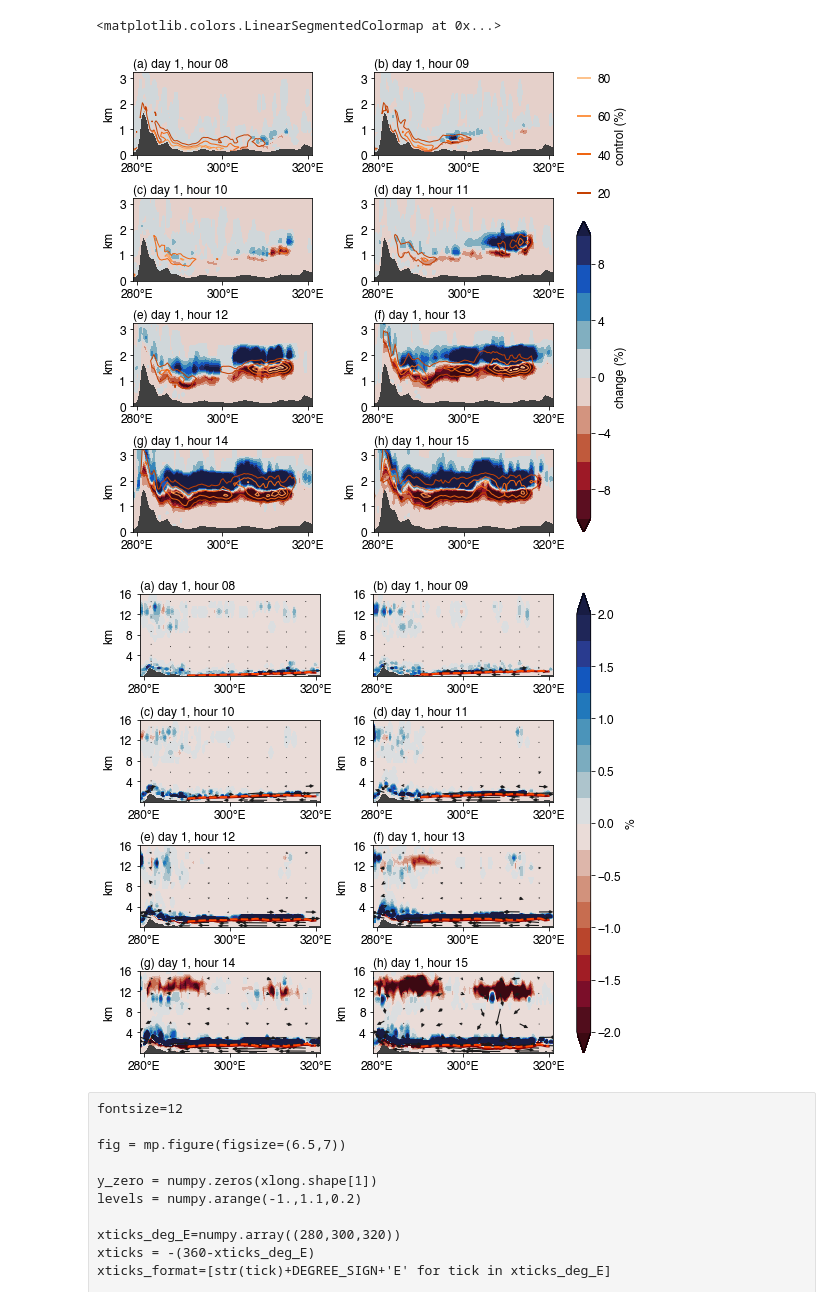
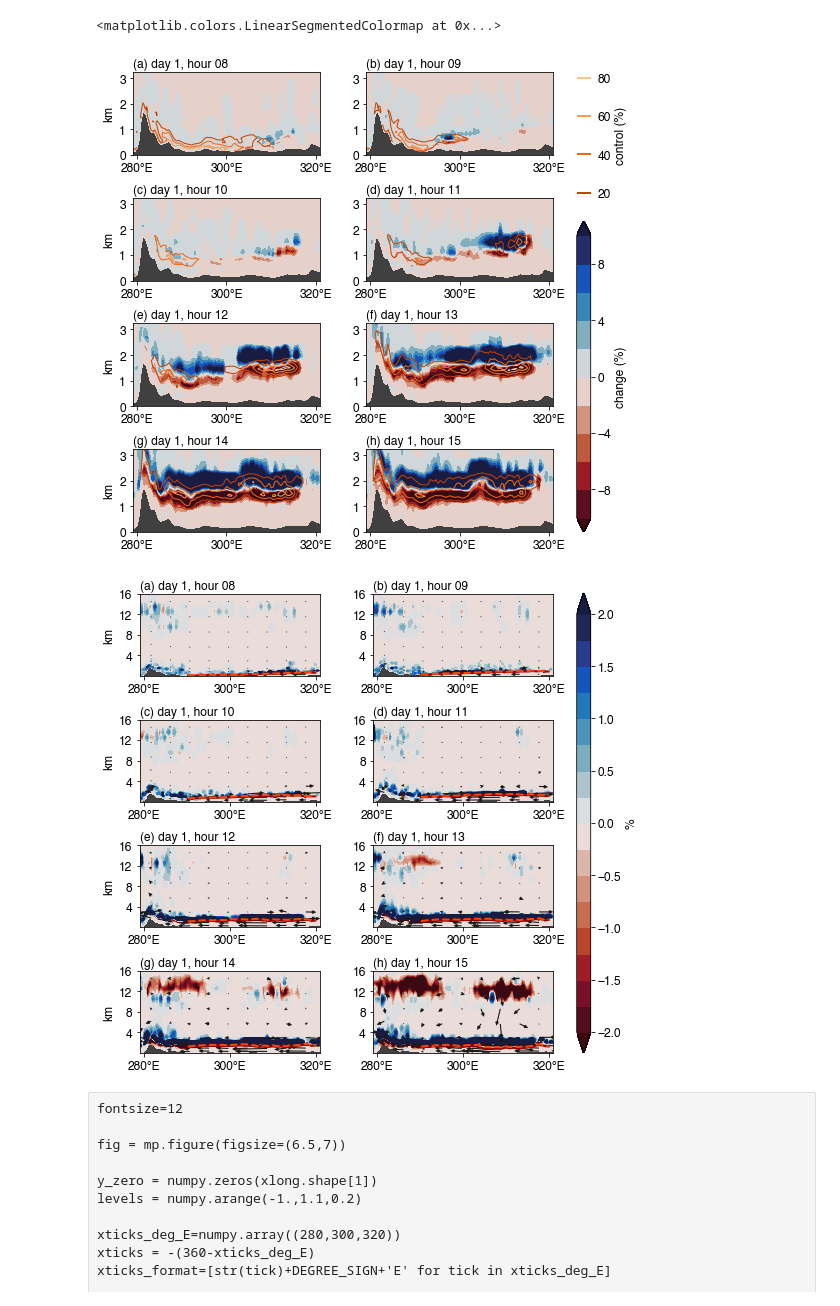
Before and after one commit to bairdlangenbrunner/amazon-phys-response-paper, a Jupyter notebook: scripts/MAIN_figure05_08_09_SI_figure04_05.ipynb, the cells around one changed output. Saved outputs shown, nothing was run; the diff lists cells and outputs as text; code cells hidden in the pictures.

```diff
--- a/scripts/MAIN_figure05_08_09_SI_figure04_05.ipynb
+++ b/scripts/MAIN_figure05_08_09_SI_figure04_05.ipynb
@@ -854,8 +854,6 @@ for t_idx in range(times_to_plot.__len__()):
 
     ax.set_xticks([280,300,320])
     ax.set_xticklabels(xticks_format)
-    if t_idx in [1,3,5,7]:
-        ax.set_ylabel('km', fontsize=fontsize)
 
     ax.text(s='('+string.ascii_lowercase[t_idx]+') day 1, hour '+'{:02d}'.format(times_to_plot_local[t_idx]), \
             x=0, y=1.02,\
@@ -866,7 +864,7 @@ for t_idx in range(times_to_plot.__len__()):
 
 fig.tight_layout(h_pad=2, w_pad=2)
 
-[ax.set_ylabel('km', fontsize=fontsize) for ax in ax_list]
+[ax.set_ylabel('km', fontsize=fontsize) for ax in ax_list[0::2]]
 
 top_pos = ax_list[1].get_position()
 bottom_pos = ax_list[7].get_position()
@@ -883,34 +881,34 @@ cbar_lines.set_label('control (%)', fontsize=fontsize)
 cbar_lines_ax.tick_params(axis='y', which='both', right='off')
 cbar_lines_ax.get_children()[0].set_linewidths(2)
 cbar_lines_ax.get_children()[1].set_facecolor('None')
 cbar_lines_ax.get_children()[2].set_facecolor('None')
 cbar_lines.patch.set_visible(False)
 cbar_lines.outline.set_visible(False)
 
 for c in cbar_axes.collections:
     c.set_edgecolor('face')
 
 handles, labels = ax_list[0].get_legend_handles_labels()
 legend = ax_list[0].legend(handles, labels, fontsize=fontsize, ncol=1, bbox_to_anchor=(1,1.02), \
                    edgecolor='None', facecolor='None', fancybox=False, bbox_transform=ax_list[0].transAxes, \
                    loc='lower right', labelspacing=0, \
                    borderaxespad=0, borderpad=0, handlelength=1.75, \
                    handletextpad=0.5)
 
 # quiver_key = ax_list[1].quiverkey(quiver_plot_for_key, \
 #                                   coordinates='axes', \
 #                                   X=1, Y=1.1, labelpos='E', \
 #                                   label='', \
 #                                   U=quiver_key_scale)
 # quiver_key_text = ax_list[1].text(s=str(quiver_key_scale)+' m s$^{\,-1}$',\
 #                                   x=0.9, y=1.02,\
 #                                   ha='right', va='bottom',\
 #                                   transform=ax_list[1].transAxes, \
 #                                   fontsize=fontsize)
 
 fig.savefig('../figures/MAIN_fig09.pdf', dpi=300, bbox_inches='tight')
 # %% [output]
-[figure, old version]
+[figure, new version]
 # %%
 fontsize=12
 
@@ -971,8 +969,6 @@ for t_idx in range(times_to_plot.__len__()):
     ax.set_xticks([280,300,320])
     ax.set_yticks([4,8,12,16])
     ax.set_xticklabels(xticks_format)
-    if t in [0,2,4,6]:
-        ax.set_ylabel('hPa', fontsize=fontsize)
 
     ax.text(s='('+string.ascii_lowercase[t_idx]+') day 1, hour '+'{:02d}'.format(times_to_plot_local[t_idx]), \
             x=0, y=1.02,\
@@ -983,7 +979,7 @@ for t_idx in range(times_to_plot.__len__()):
 
 fig.tight_layout(h_pad=2, w_pad=2)
 
-[ax.set_ylabel('km', fontsize=fontsize) for ax in ax_list]
+[ax.set_ylabel('km', fontsize=fontsize) for ax in ax_list[0::2]]
 
 top_pos = ax_list[1].get_position()
 bottom_pos = ax_list[7].get_position()
@@ -1015,7 +1011,7 @@ quiver_key_text = ax_list[1].text(s=str(quiver_key_scale)+' m s$^{\,-1}$',\
 
 fig.savefig('../figures/SI_fig05.pdf', bbox_inches='tight')
 # %% [output]
-[figure, old version]
+[figure, new version]
 # %% [raw]
 fontsize=12
 
```
Also changed, not shown: 1 other file.
